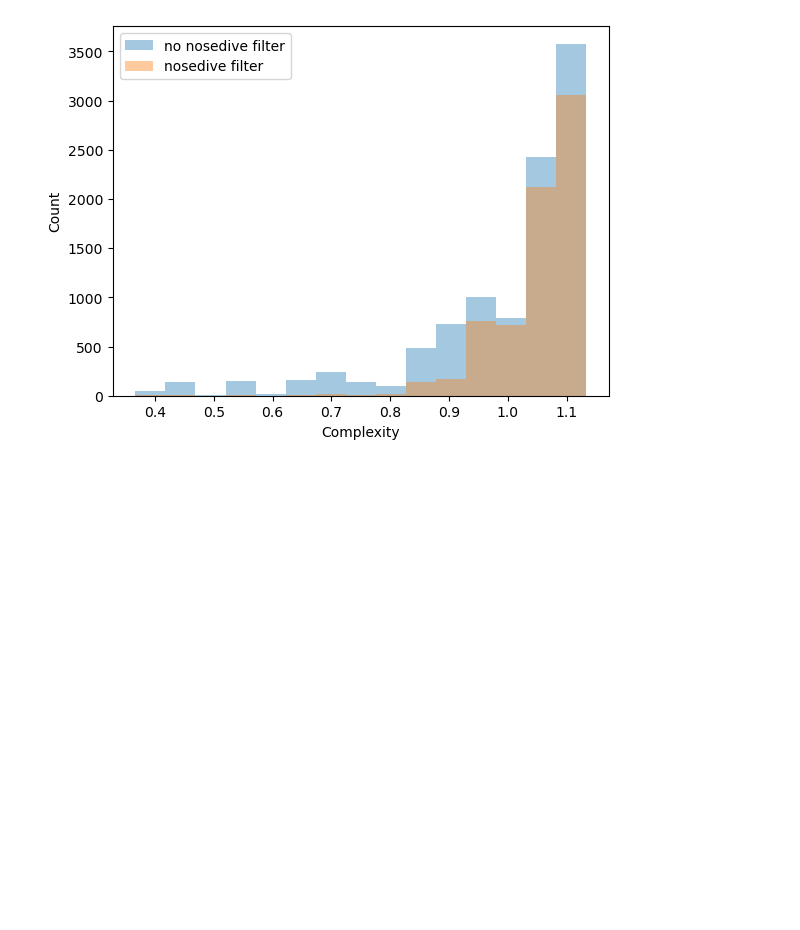
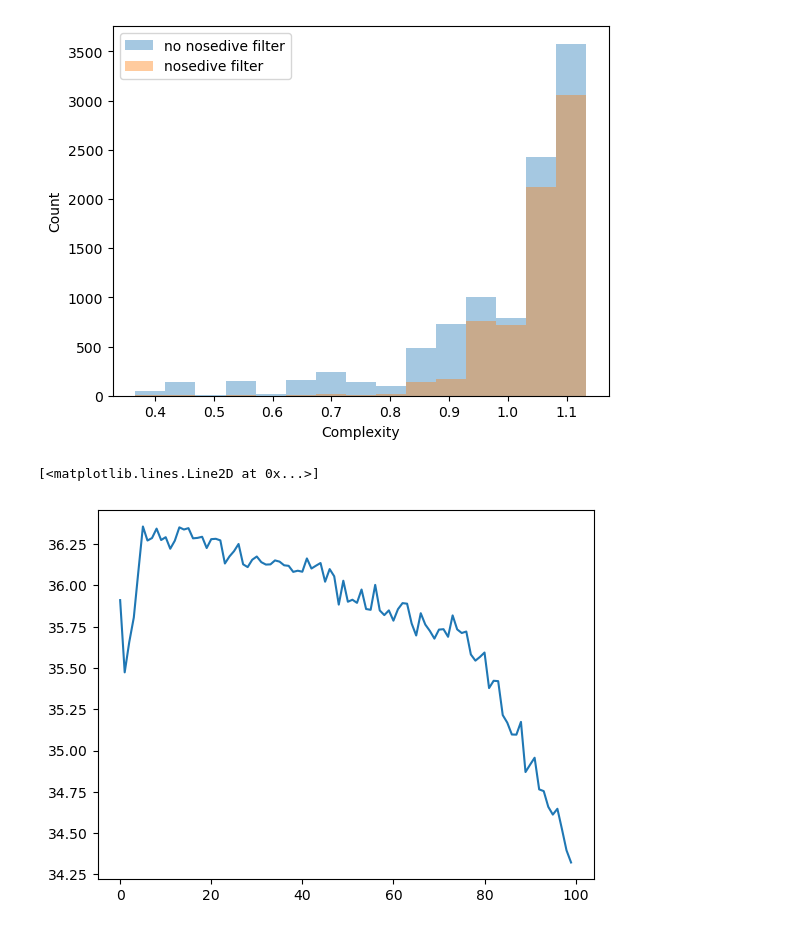
Before and after one commit to GeroyUsilov/raw_data_scripts, a Jupyter notebook: compression_testing.ipynb, the cells around one changed output. Saved outputs shown, nothing was run; the diff lists cells and outputs as text; code cells hidden in the pictures; blank space fills up the shorter version.

```diff
--- a/compression_testing.ipynb
+++ b/compression_testing.ipynb
@@ -188,0 +189,5 @@ with open(directory+"/test_r2_rejected.fastq", "w") as output_handle:
+# %%
+plt.plot(np.mean(quality_mat1[:,to_include],axis = 1))
+# %% [output]
+[<matplotlib.lines.Line2D at 0x...>]
+[figure, added]
```
Also changed, not shown: parts of 3 cells of this notebook, 2 other files.
